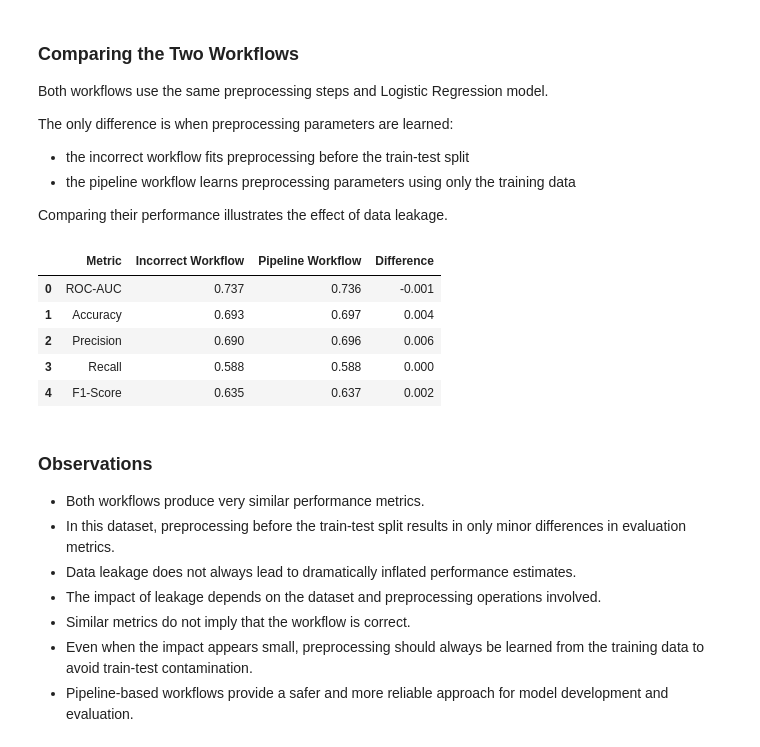
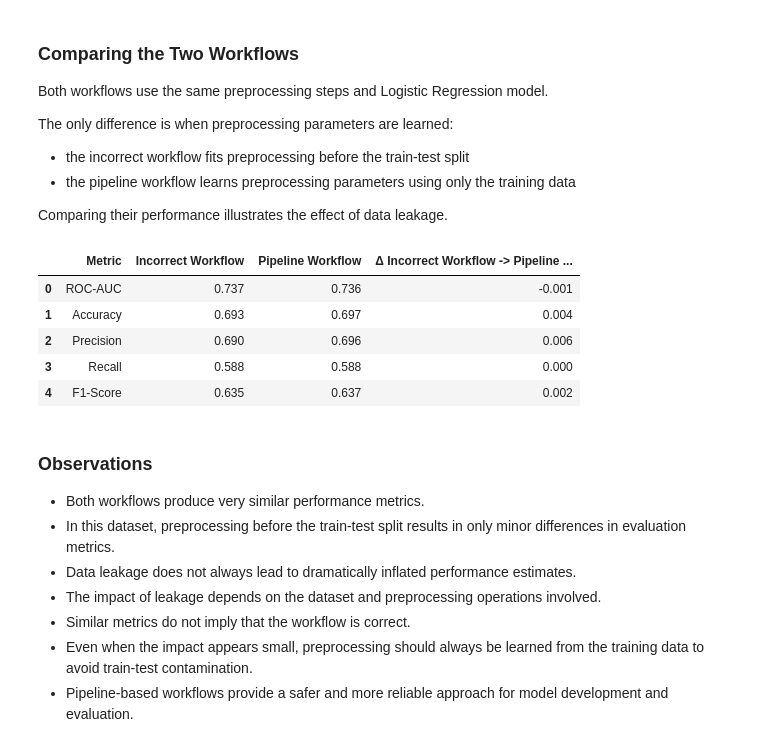
Before and after one commit to AmishaTiwari/ml-model-playbook, a Jupyter notebook: ml_pipelines/ml_pipelines.ipynb, the cells around one changed output. Drawn from its saved outputs; the diff is of its cells as text; code cells hidden in the pictures.

```diff
--- a/ml_pipelines/ml_pipelines.ipynb
+++ b/ml_pipelines/ml_pipelines.ipynb
@@ -650,13 +652,13 @@ y_prob_baseline = pipeline_baseline.predict_proba(X_test)[:, 1]
 ### Evaluating the Complete Workflow
 # %%
 # Metrics
-baseline_metrics = evaluate_classification_model(
+lr_pipeline_baseline_metrics = evaluate_classification_model(
     y_true=y_test,
-    y_pred=y_pred_baseline,
-    y_prob=y_prob_baseline
+    y_pred=y_pred_lr_baseline,
+    y_prob=y_prob_lr_baseline
 )
 
-baseline_metrics
+lr_pipeline_baseline_metrics
 # %% [output]
 |  | Metric | Score |
 | 0 | ROC-AUC | 0.736 |
@@ -876,32 +878,23 @@ The only difference is when preprocessing parameters are learned:
 - the pipeline workflow learns preprocessing parameters using only the training data
 
 Comparing their performance illustrates the effect of data leakage.
-# %%
-workflow_comparison = (
-    incorrect_metrics
-    .rename(columns={"Score": "Incorrect Workflow"})
-    .merge(
-        baseline_metrics.rename(columns={"Score": "Pipeline Workflow"}),
-        on="Metric"
-    )
-)
-
-workflow_comparison["Difference"] = workflow_comparison["Pipeline Workflow"] - workflow_comparison["Incorrect Workflow"]
-
-workflow_comparison[
-    ["Incorrect Workflow", "Pipeline Workflow", "Difference"]
-] = workflow_comparison[
-    ["Incorrect Workflow", "Pipeline Workflow", "Difference"]
-].round(3)
-
-workflow_comparison
-# %% [output]
-|  | Metric | Incorrect Workflow | Pipeline Workflow | Difference |
-| 0 | ROC-AUC | 0.737 | 0.736 | -0.001 |
-| 1 | Accuracy | 0.693 | 0.697 | 0.004 |
-| 2 | Precision | 0.690 | 0.696 | 0.006 |
-| 3 | Recall | 0.588 | 0.588 | 0.000 |
-| 4 | F1-Score | 0.635 | 0.637 | 0.002 |
+# %%
+workflow_metrics_comparison = compare_classification_metrics(
+    metrics={
+        "Incorrect Workflow": incorrect_metrics,
+        "Pipeline Workflow": lr_pipeline_baseline_metrics,
+    },
+    reference="Incorrect Workflow"
+)
+
+workflow_metrics_comparison
+# %% [output]
+|  | Metric | Incorrect Workflow | Pipeline Workflow | Δ Incorrect Workflow -> Pipeline ... |
+| 0 | ROC-AUC | 0.737 | 0.736 | -0.001 |
+| 1 | Accuracy | 0.693 | 0.697 | 0.004 |
+| 2 | Precision | 0.690 | 0.696 | 0.006 |
+| 3 | Recall | 0.588 | 0.588 | 0.000 |
+| 4 | F1-Score | 0.635 | 0.637 | 0.002 |
 # %% [markdown]
 ### Observations
 
```
Also changed, not shown: parts of 15 cells of this notebook, 1 other file.
